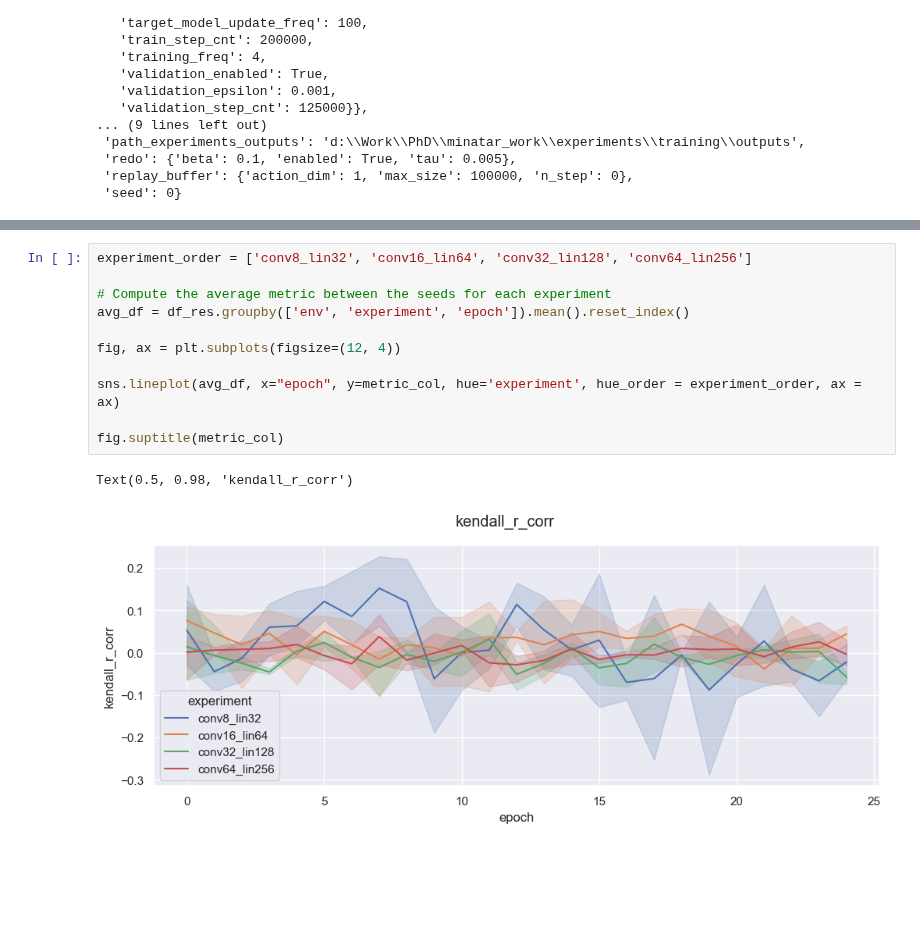
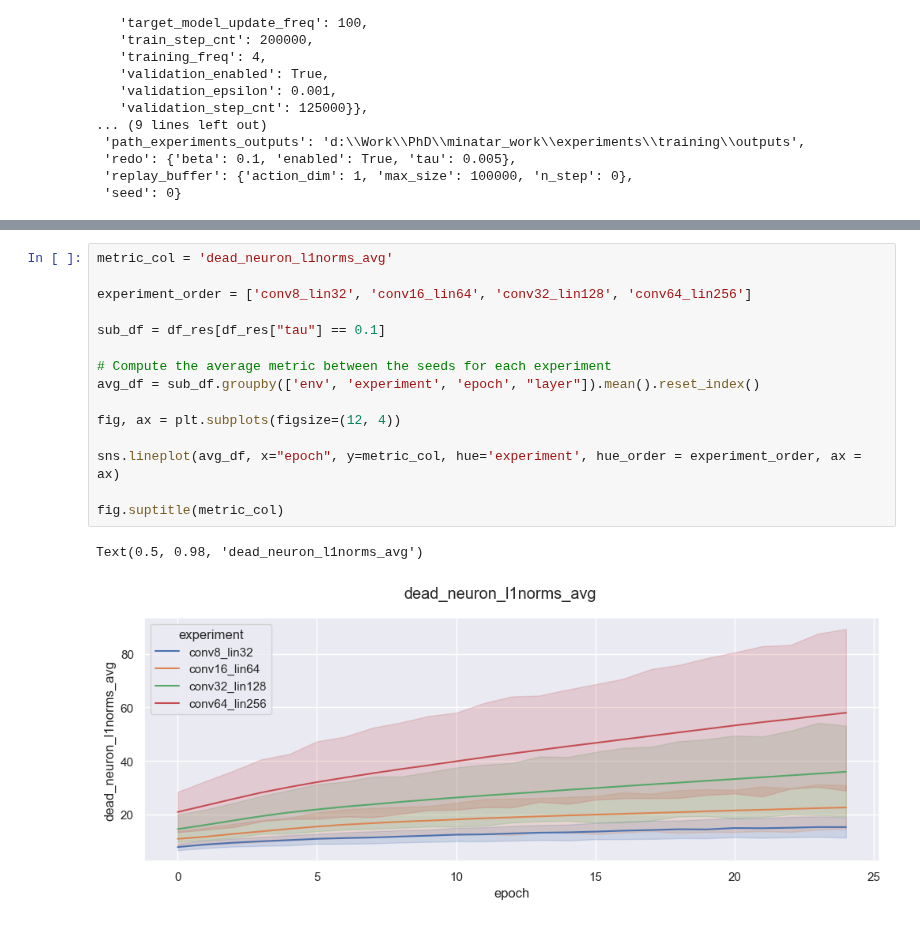
Before and after one commit to mariusdgm/minatar_work, a Jupyter notebook: experiments/pruning/pruning_redo.ipynb, the cells around one changed output, grey strips where cells are left out. Drawn from its saved outputs; the diff is of its cells as text; blank space fills up the shorter version.

```diff
--- a/experiments/pruning/pruning_redo.ipynb
+++ b/experiments/pruning/pruning_redo.ipynb
@@ -215,14 +291,18 @@ metric_col = 'kendall_r_corr'
 # %%
+metric_col = 'dead_neuron_l1norms_avg'
+
 experiment_order = ['conv8_lin32', 'conv16_lin64', 'conv32_lin128', 'conv64_lin256']
 
+sub_df = df_res[df_res["tau"] == 0.1]
+
 # Compute the average metric between the seeds for each experiment
-avg_df = df_res.groupby(['env', 'experiment', 'epoch']).mean().reset_index()
+avg_df = sub_df.groupby(['env', 'experiment', 'epoch', "layer"]).mean().reset_index()
 
 fig, ax = plt.subplots(figsize=(12, 4))
 
 sns.lineplot(avg_df, x="epoch", y=metric_col, hue='experiment', hue_order = experiment_order, ax = ax)
 
 fig.suptitle(metric_col)
 # %% [output]
-Text(0.5, 0.98, 'kendall_r_corr')
+Text(0.5, 0.98, 'dead_neuron_l1norms_avg')
-[figure, old version]
+[figure, new version]
```
Also changed, not shown: parts of 30 cells of this notebook, 1 other file.
